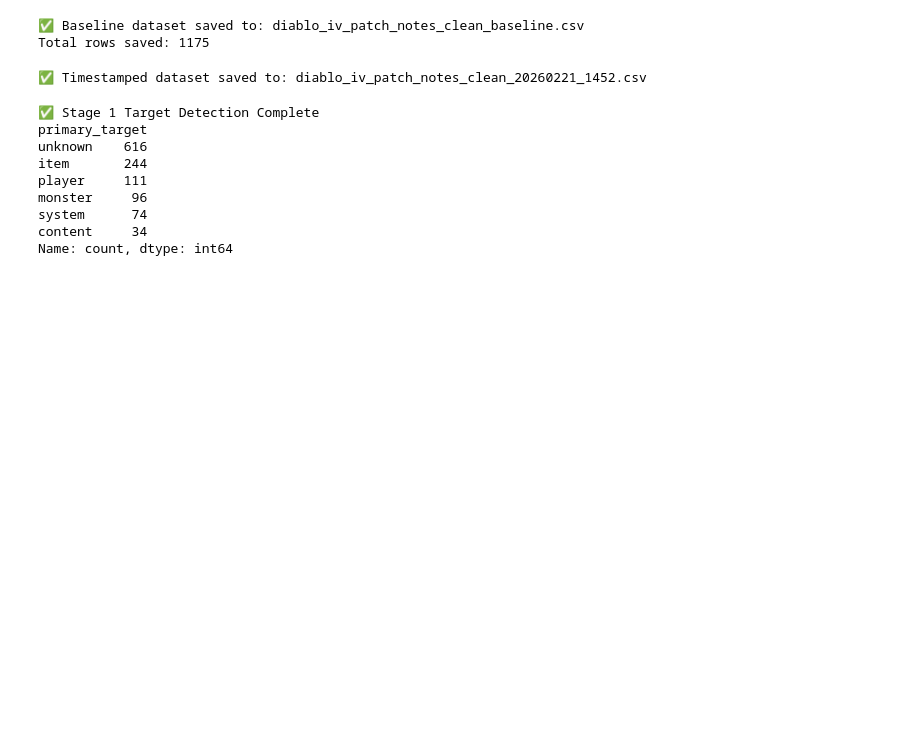
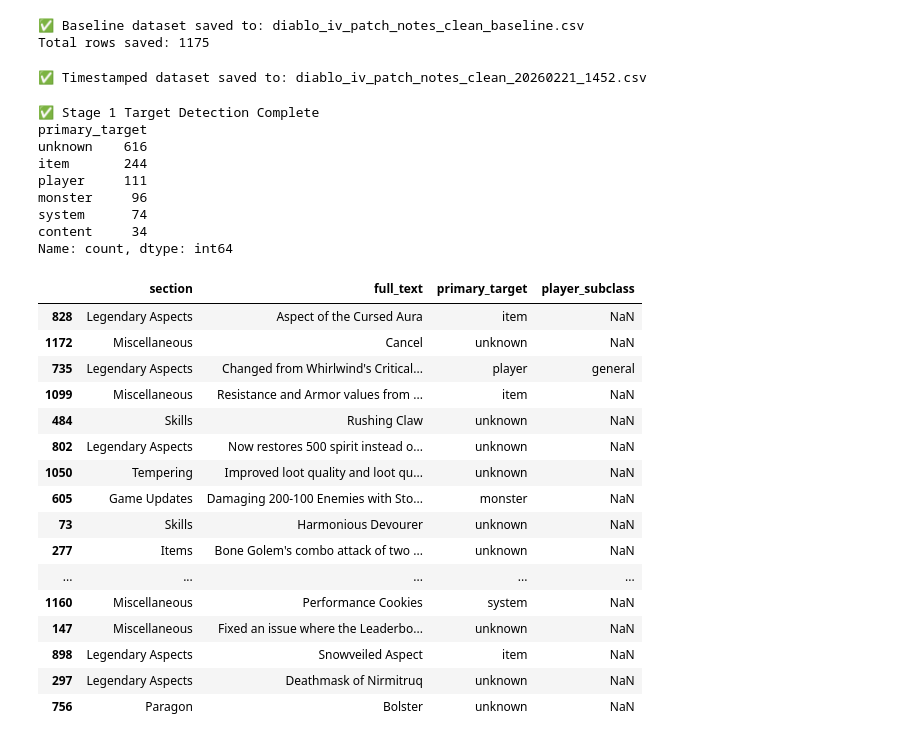
Before and after one commit to AlexToon55/H519-GroupProject, a Jupyter notebook: Brian's Work/parse_patch_notes.ipynb, the cells around one changed output. Cells and saved outputs as stored; diff of their text form; code cells hidden in the pictures; blank space fills up the shorter version.

```diff
--- a/Brian's Work/parse_patch_notes.ipynb
+++ b/Brian's Work/parse_patch_notes.ipynb
@@ -541,3 +541,23 @@ monster     96
 system      74
 content     34
 Name: count, dtype: int64
+# %%
+df.sample(30)[["section", "full_text", "primary_target", "player_subclass"]]
+# %% [output]
+|  | section | full_text | primary_target | player_subclass |
+| 828 | Legendary Aspects | Aspect of the Cursed Aura | item | NaN |
+| 1172 | Miscellaneous | Cancel | unknown | NaN |
+| 735 | Legendary Aspects | Changed from Whirlwind's Critical... | player | general |
+| 1099 | Miscellaneous | Resistance and Armor values from ... | item | NaN |
+| 484 | Skills | Rushing Claw | unknown | NaN |
+| 802 | Legendary Aspects | Now restores 500 spirit instead o... | unknown | NaN |
+| 1050 | Tempering | Improved loot quality and loot qu... | unknown | NaN |
+| 605 | Game Updates | Damaging 200-100 Enemies with Sto... | monster | NaN |
+| 73 | Skills | Harmonious Devourer | unknown | NaN |
+| 277 | Items | Bone Golem's combo attack of two ... | unknown | NaN |
+| ... | ... | ... | ... | ... |
+| 1160 | Miscellaneous | Performance Cookies | system | NaN |
+| 147 | Miscellaneous | Fixed an issue where the Leaderbo... | unknown | NaN |
+| 898 | Legendary Aspects | Snowveiled Aspect | item | NaN |
+| 297 | Legendary Aspects | Deathmask of Nirmitruq | unknown | NaN |
+| 756 | Paragon | Bolster | unknown | NaN |
```
